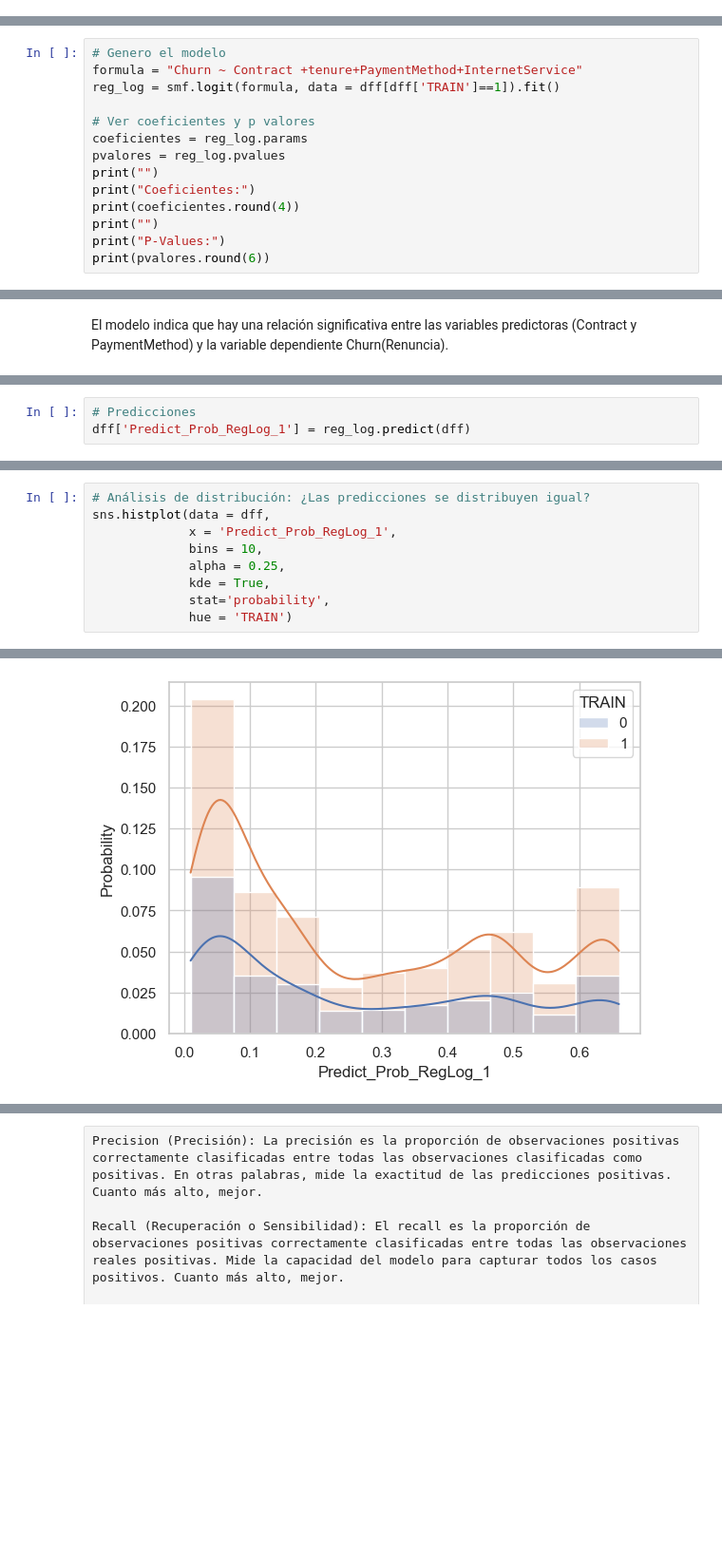
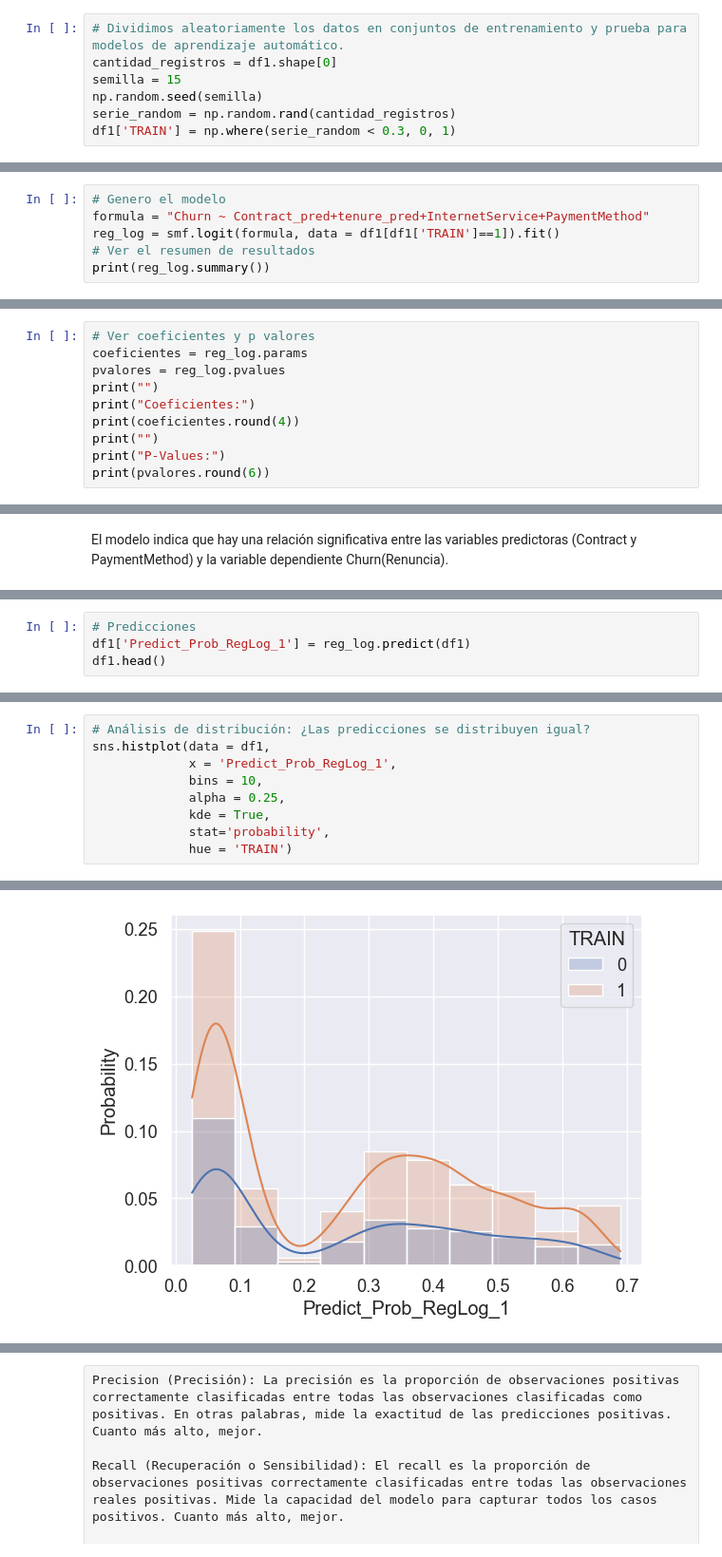
Before and after one commit to yoriohe/PR0Y3CT0_C0D3RH0US3, a Jupyter notebook: proyecto_final_yorio.ipynb, the cells around one changed output, grey strips where cells are left out. Shown at 95% size. Cells and saved outputs as stored; diff of their text form; blank space fills up the shorter version.

```diff
--- a/proyecto_final_yorio.ipynb
+++ b/proyecto_final_yorio.ipynb
@@ -1032,0 +1164,7 @@ dff['TRAIN'] = np.where(serie_random < 0.3, 0, 1)
+# %%
+# Dividimos aleatoriamente los datos en conjuntos de entrenamiento y prueba para modelos de aprendizaje automático.
+cantidad_registros = df1.shape[0]
+semilla = 15
+np.random.seed(semilla)
+serie_random = np.random.rand(cantidad_registros)
+df1['TRAIN'] = np.where(serie_random < 0.3, 0, 1)
@@ -1076,2 +1222,8 @@ Text(0.5, 1.0, '¿Es la tasa de renuncia igual en ambas subporciones de la muest
 # %% [markdown]
 # Modelo Base - Regresión Logística
+# %%
+# Genero el modelo
+formula = "Churn ~ Contract_pred+tenure_pred+InternetService+PaymentMethod"
+reg_log = smf.logit(formula, data = df1[df1['TRAIN']==1]).fit()
+# Ver el resumen de resultados
+print(reg_log.summary())
@@ -1078,8 +1248,4 @@ Text(0.5, 1.0, '¿Es la tasa de renuncia igual en ambas subporciones de la muest
 # %%
-# Genero el modelo
-formula = "Churn ~ Contract +tenure+PaymentMethod+InternetService"
-reg_log = smf.logit(formula, data = dff[dff['TRAIN']==1]).fit()
-
 # Ver coeficientes y p valores
 coeficientes = reg_log.params
 pvalores = reg_log.pvalues
@@ -1114,3 +1300,4 @@ El modelo indica que hay una relación significativa entre las variables predict
 # %%
 # Predicciones
-dff['Predict_Prob_RegLog_1'] = reg_log.predict(dff)
+df1['Predict_Prob_RegLog_1'] = reg_log.predict(df1)
+df1.head()
@@ -1117,12 +1314,12 @@ dff['Predict_Prob_RegLog_1'] = reg_log.predict(dff)
 # %%
 # Análisis de distribución: ¿Las predicciones se distribuyen igual?
-sns.histplot(data = dff,
+sns.histplot(data = df1,
              x = 'Predict_Prob_RegLog_1',
              bins = 10,
              alpha = 0.25,
              kde = True,
              stat='probability',
              hue = 'TRAIN')
 # %% [output]
 <Axes: xlabel='Predict_Prob_RegLog_1', ylabel='Probability'>
-[figure, old version]
+[figure, new version]
```
Also changed, not shown: parts of 124 cells of this notebook.
